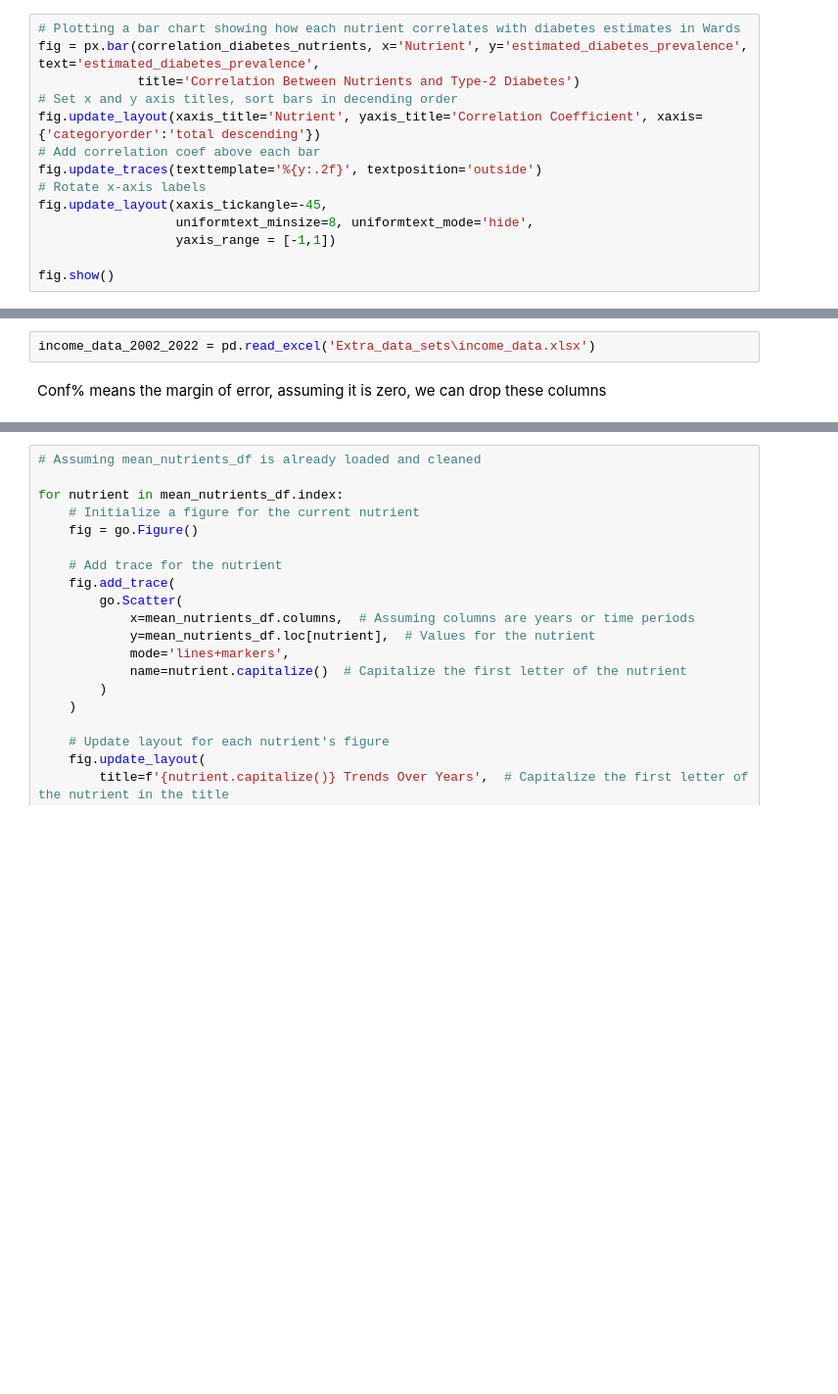
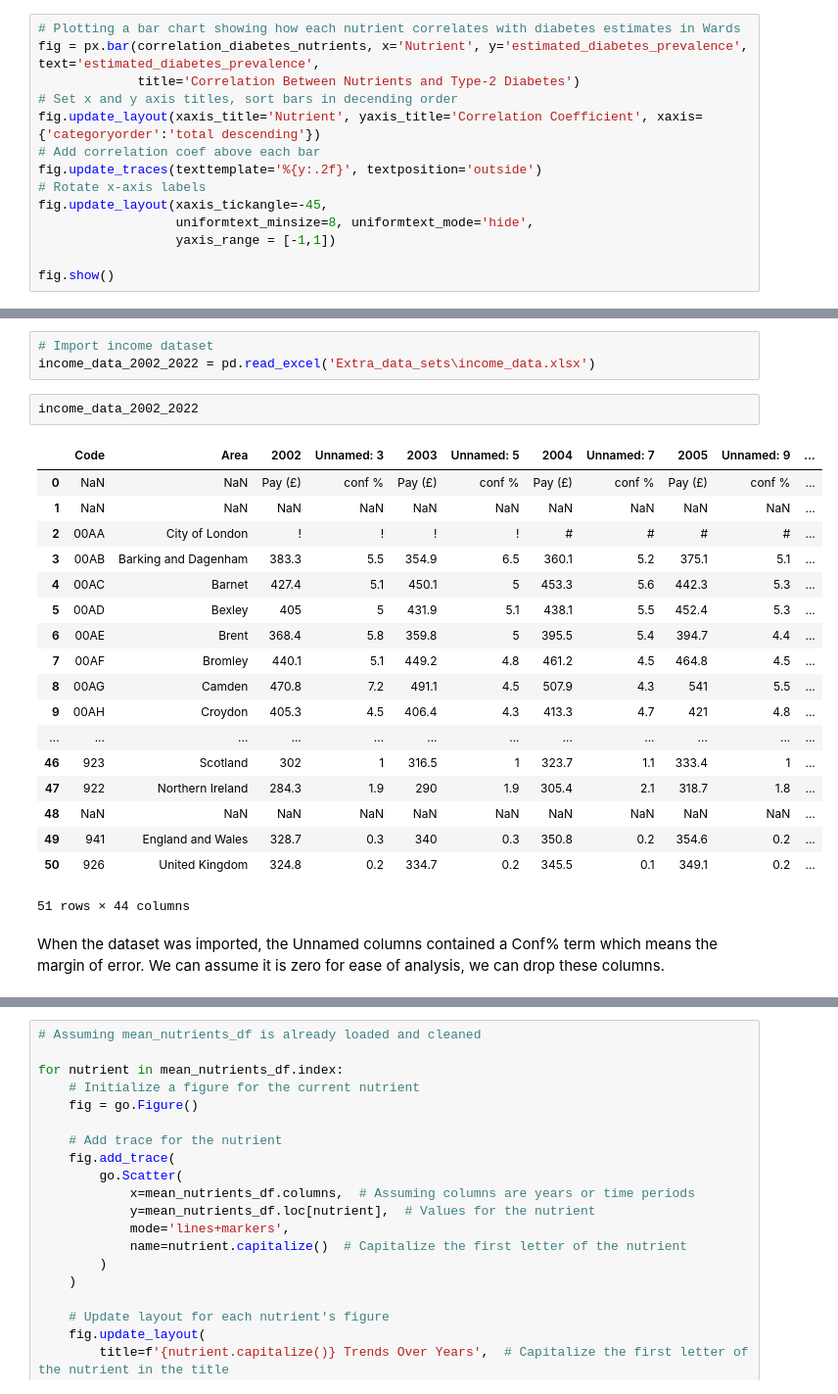
Before and after one commit to FarisAnsara/Applied_Data_Science, a Jupyter notebook: Semester 2/clean_display_tesco_datasets.ipynb, the cells around one changed output, grey strips where cells are left out. Shown at 98% size. Drawn from its saved outputs; the diff is of its cells as text; blank space fills up the shorter version.

```diff
--- a/Semester 2/clean_display_tesco_datasets.ipynb
+++ b/Semester 2/clean_display_tesco_datasets.ipynb
@@ -153,5 +167,27 @@ ref: https://www.ons.gov.uk/peoplepopulationandcommunity/personalandhouseholdfin
 # %%
+# Import income dataset
 income_data_2002_2022 = pd.read_excel('Extra_data_sets\income_data.xlsx')
+# %%
+income_data_2002_2022
+# %% [output]
+|  | Code | Area | 2002 | Unnamed: 3 | 2003 | Unnamed: 5 | 2004 | Unnamed: 7 | 2005 | Unnamed: 9 | ... |
+| 0 | NaN | NaN | Pay (£) | conf % | Pay (£) | conf % | Pay (£) | conf % | Pay (£) | conf % | ... |
+| 1 | NaN | NaN | NaN | NaN | NaN | NaN | NaN | NaN | NaN | NaN | ... |
+| 2 | 00AA | City of London | ! | ! | ! | ! | # | # | # | # | ... |
+| 3 | 00AB | Barking and Dagenham | 383.3 | 5.5 | 354.9 | 6.5 | 360.1 | 5.2 | 375.1 | 5.1 | ... |
+| 4 | 00AC | Barnet | 427.4 | 5.1 | 450.1 | 5 | 453.3 | 5.6 | 442.3 | 5.3 | ... |
+| 5 | 00AD | Bexley | 405 | 5 | 431.9 | 5.1 | 438.1 | 5.5 | 452.4 | 5.3 | ... |
+| 6 | 00AE | Brent | 368.4 | 5.8 | 359.8 | 5 | 395.5 | 5.4 | 394.7 | 4.4 | ... |
+| 7 | 00AF | Bromley | 440.1 | 5.1 | 449.2 | 4.8 | 461.2 | 4.5 | 464.8 | 4.5 | ... |
+| 8 | 00AG | Camden | 470.8 | 7.2 | 491.1 | 4.5 | 507.9 | 4.3 | 541 | 5.5 | ... |
+| 9 | 00AH | Croydon | 405.3 | 4.5 | 406.4 | 4.3 | 413.3 | 4.7 | 421 | 4.8 | ... |
+| ... | ... | ... | ... | ... | ... | ... | ... | ... | ... | ... | ... |
+| 46 | 923 | Scotland | 302 | 1 | 316.5 | 1 | 323.7 | 1.1 | 333.4 | 1 | ... |
+| 47 | 922 | Northern Ireland | 284.3 | 1.9 | 290 | 1.9 | 305.4 | 2.1 | 318.7 | 1.8 | ... |
+| 48 | NaN | NaN | NaN | NaN | NaN | NaN | NaN | NaN | NaN | NaN | ... |
+| 49 | 941 | England and Wales | 328.7 | 0.3 | 340 | 0.3 | 350.8 | 0.2 | 354.6 | 0.2 | ... |
+| 50 | 926 | United Kingdom | 324.8 | 0.2 | 334.7 | 0.2 | 345.5 | 0.1 | 349.1 | 0.2 | ... |
+51 rows × 44 columns
 # %% [markdown]
-Conf% means the margin of error, assuming it is zero, we can drop these columns
+When the dataset was imported, the Unnamed columns contained a Conf% term which means the margin of error. We can assume it is zero for ease of analysis, we can drop these columns.
 # %%
```
Also changed, not shown: parts of 17 cells of this notebook.
